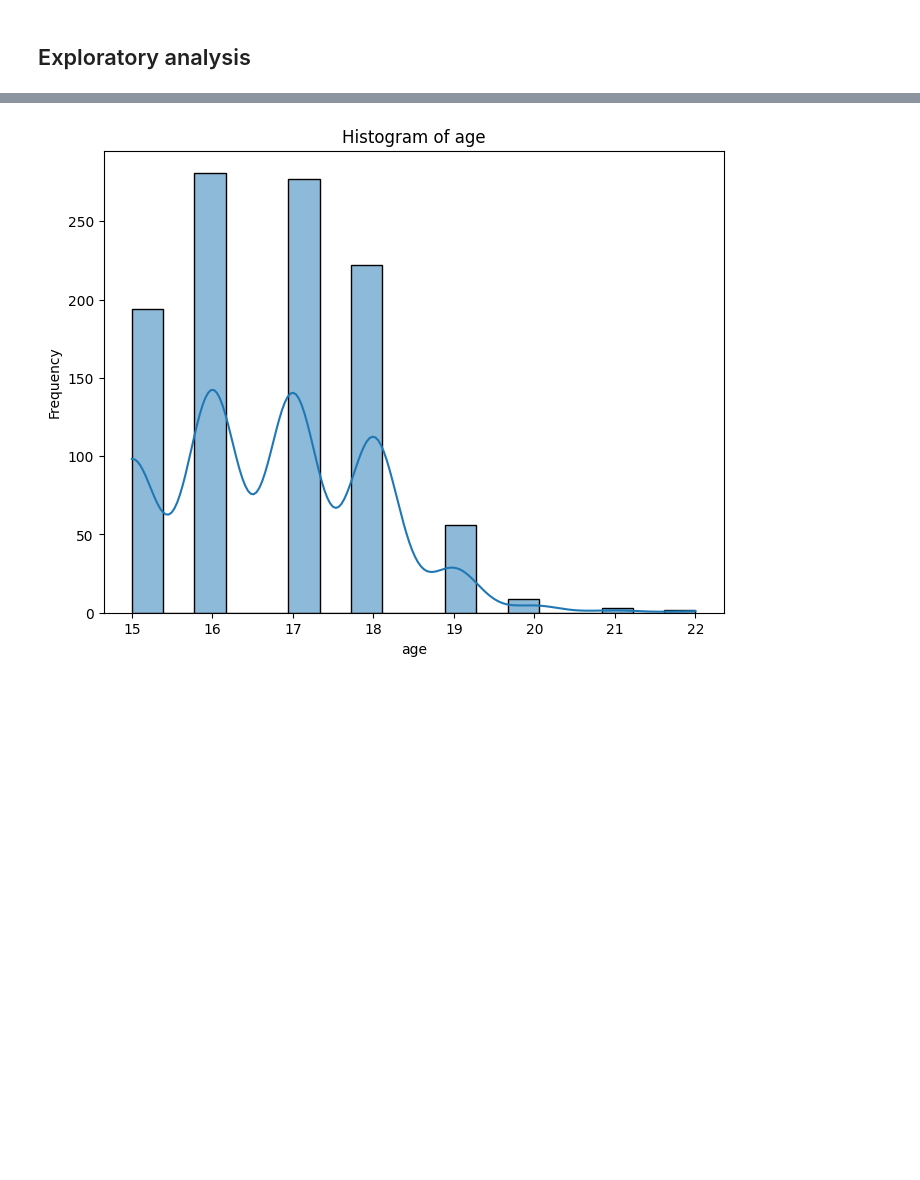
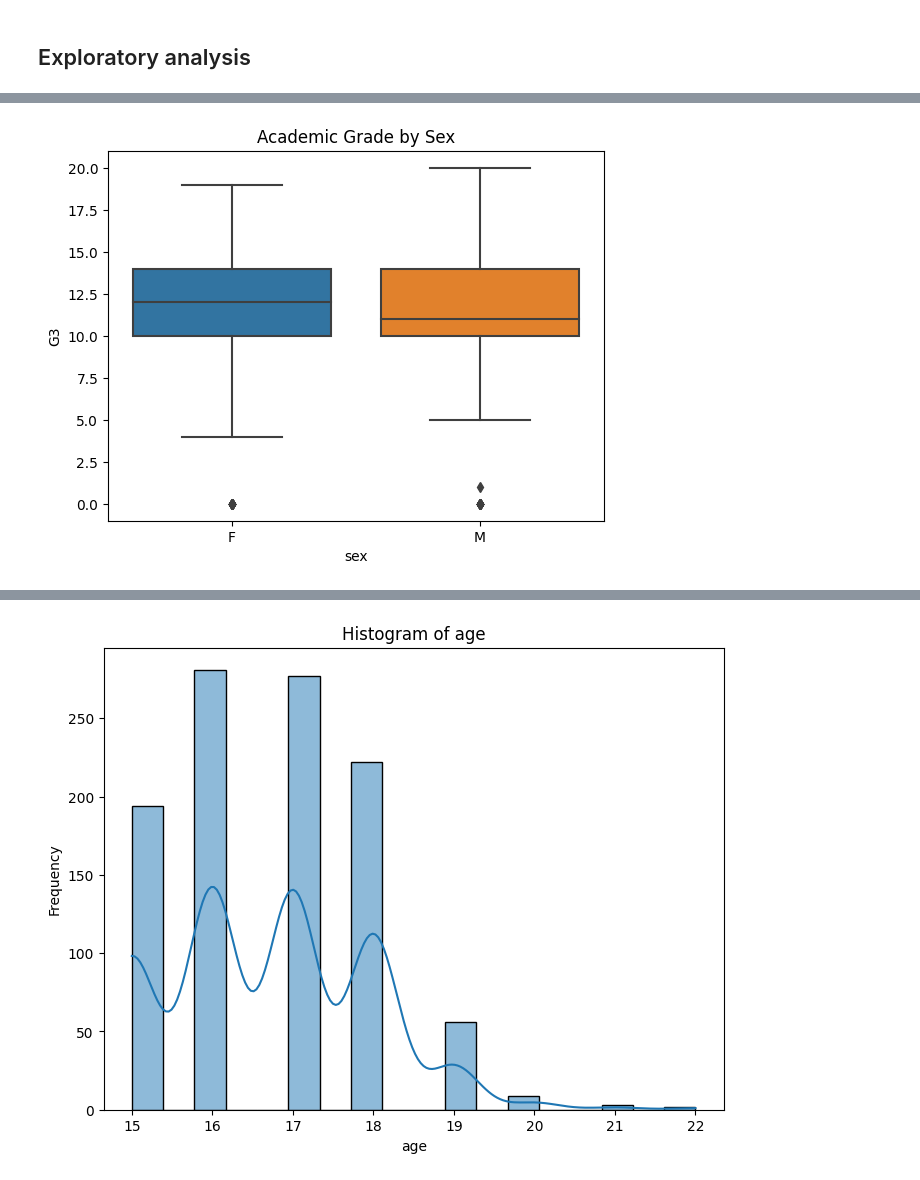
Before and after one commit to 75andybermond/Predict_Student_Performance, a Jupyter notebook: merge.ipynb, the cells around one changed output, grey strips where cells are left out. Cells and saved outputs as stored; diff of their text form; code cells hidden in the pictures; blank space fills up the shorter version.

```diff
--- a/merge.ipynb
+++ b/merge.ipynb
@@ -91,0 +104,8 @@ merged_df.describe()
+# %%
+# group by Academic Grade by Sex
+
+sns.boxplot(x='sex', y='G3', data=merged_df)
+plt.title('Academic Grade by Sex')
+plt.show()
+# %% [output]
+[figure, added]
```
Also changed, not shown: parts of 13 cells of this notebook.
